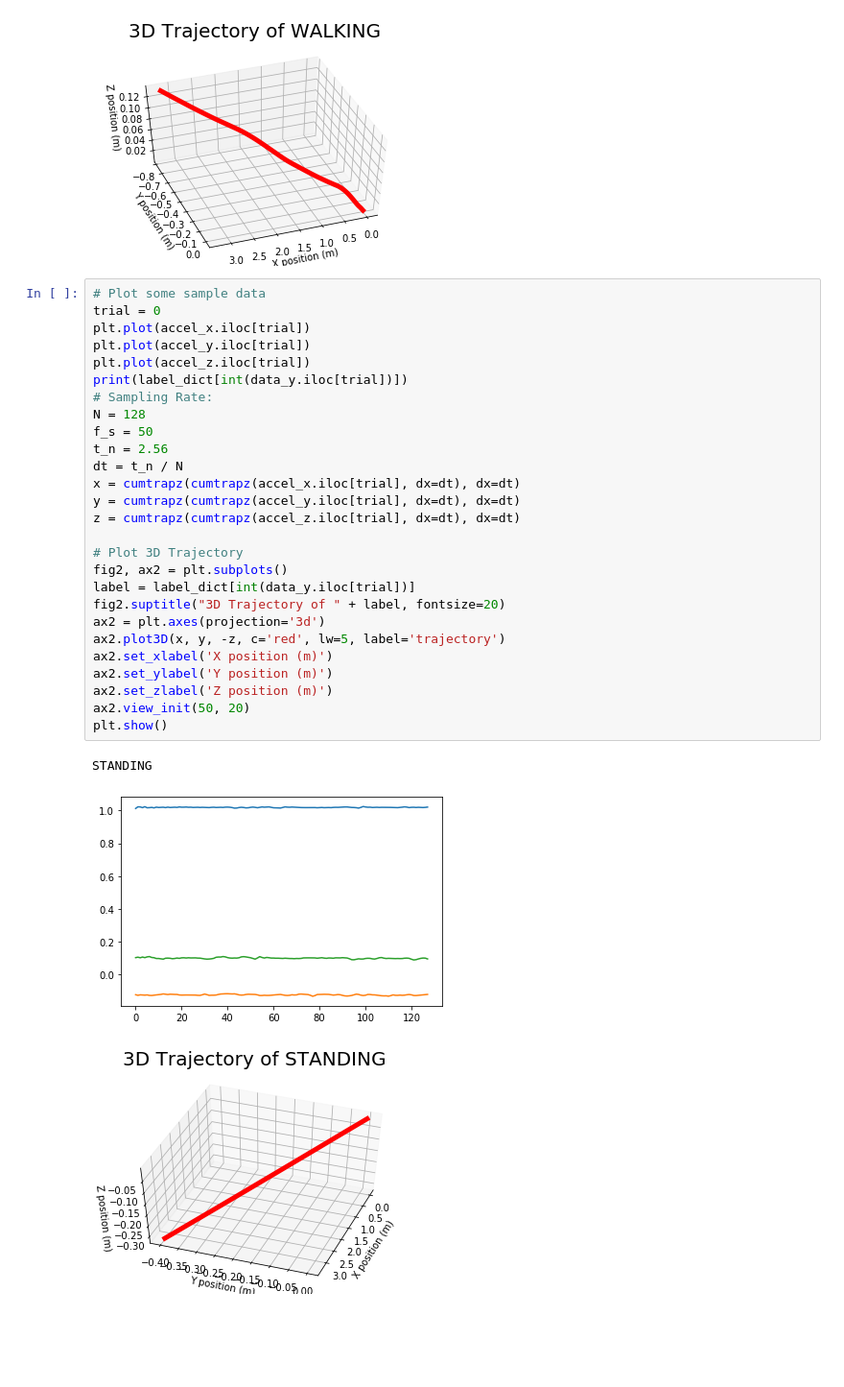
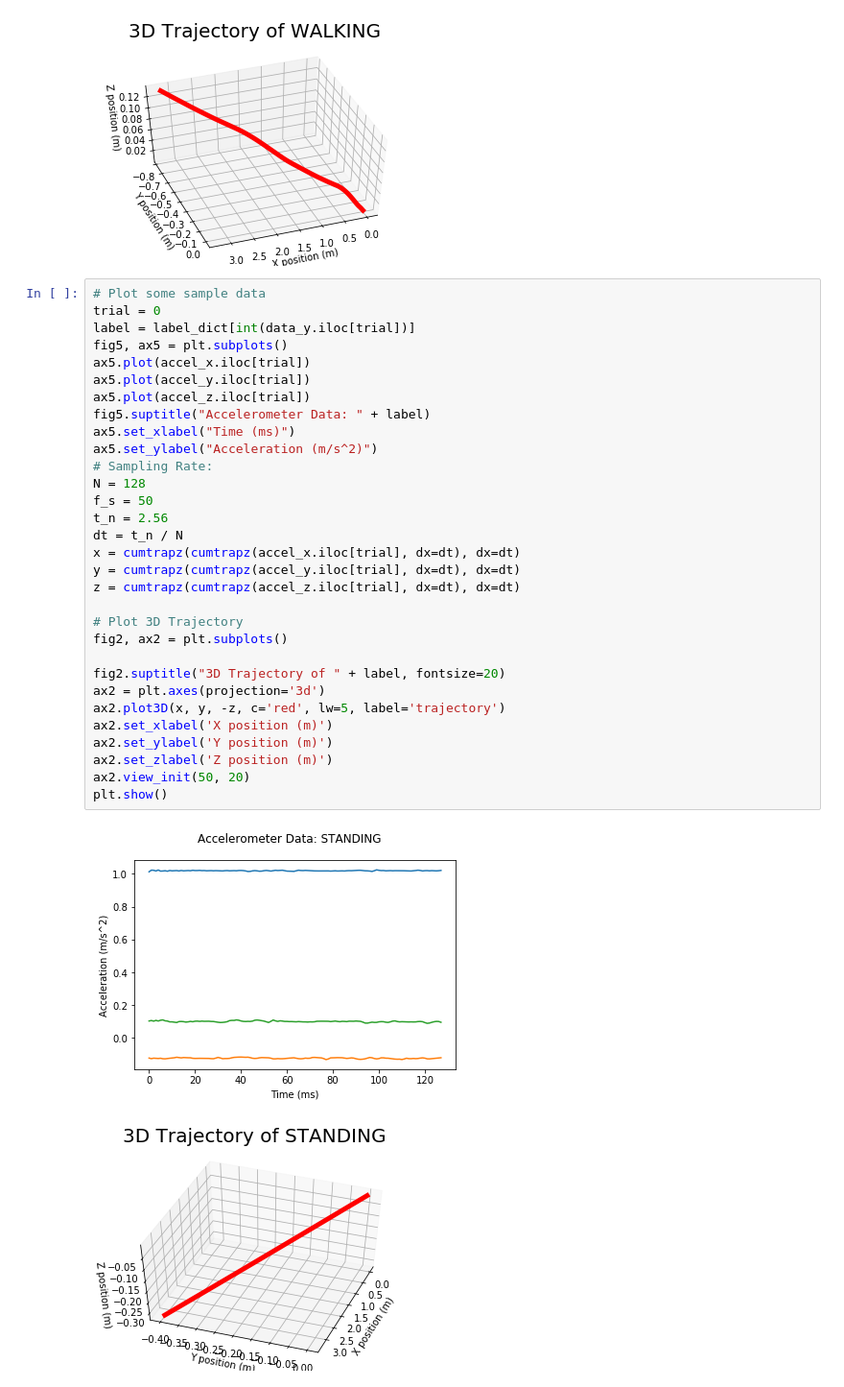
Before and after one commit to BAmercury/ML_HumanActivityRecog, a Jupyter notebook: analysis.ipynb, the cells around one changed output. Shown: that part at 96% size. Saved outputs shown, nothing was run; the diff lists cells and outputs as text; blank space fills up the shorter version.

```diff
--- a/analysis.ipynb
+++ b/analysis.ipynb
@@ -82,33 +95,36 @@ WALKING
 # %%
 # Plot some sample data
 trial = 0
-plt.plot(accel_x.iloc[trial])
-plt.plot(accel_y.iloc[trial])
-plt.plot(accel_z.iloc[trial])
-print(label_dict[int(data_y.iloc[trial])])
+label = label_dict[int(data_y.iloc[trial])]
+fig5, ax5 = plt.subplots()
+ax5.plot(accel_x.iloc[trial])
+ax5.plot(accel_y.iloc[trial])
+ax5.plot(accel_z.iloc[trial])
+fig5.suptitle("Accelerometer Data: " + label)
+ax5.set_xlabel("Time (ms)")
+ax5.set_ylabel("Acceleration (m/s^2)")
 # Sampling Rate:
 N = 128
 f_s = 50
 t_n = 2.56
 dt = t_n / N
 x = cumtrapz(cumtrapz(accel_x.iloc[trial], dx=dt), dx=dt)
 y = cumtrapz(cumtrapz(accel_y.iloc[trial], dx=dt), dx=dt)
 z = cumtrapz(cumtrapz(accel_z.iloc[trial], dx=dt), dx=dt)
 
 # Plot 3D Trajectory
 fig2, ax2 = plt.subplots()
-label = label_dict[int(data_y.iloc[trial])]
+
 fig2.suptitle("3D Trajectory of " + label, fontsize=20)
 ax2 = plt.axes(projection='3d')
 ax2.plot3D(x, y, -z, c='red', lw=5, label='trajectory')
 ax2.set_xlabel('X position (m)')
 ax2.set_ylabel('Y position (m)')
 ax2.set_zlabel('Z position (m)')
 ax2.view_init(50, 20)
 plt.show()
 # %% [output]
-STANDING
-[figure, old version]
+[figure, new version]
 [figure]
 # %%
 # Reshape data together
```
Also changed, not shown: parts of 2 cells of this notebook, 1 other file.
